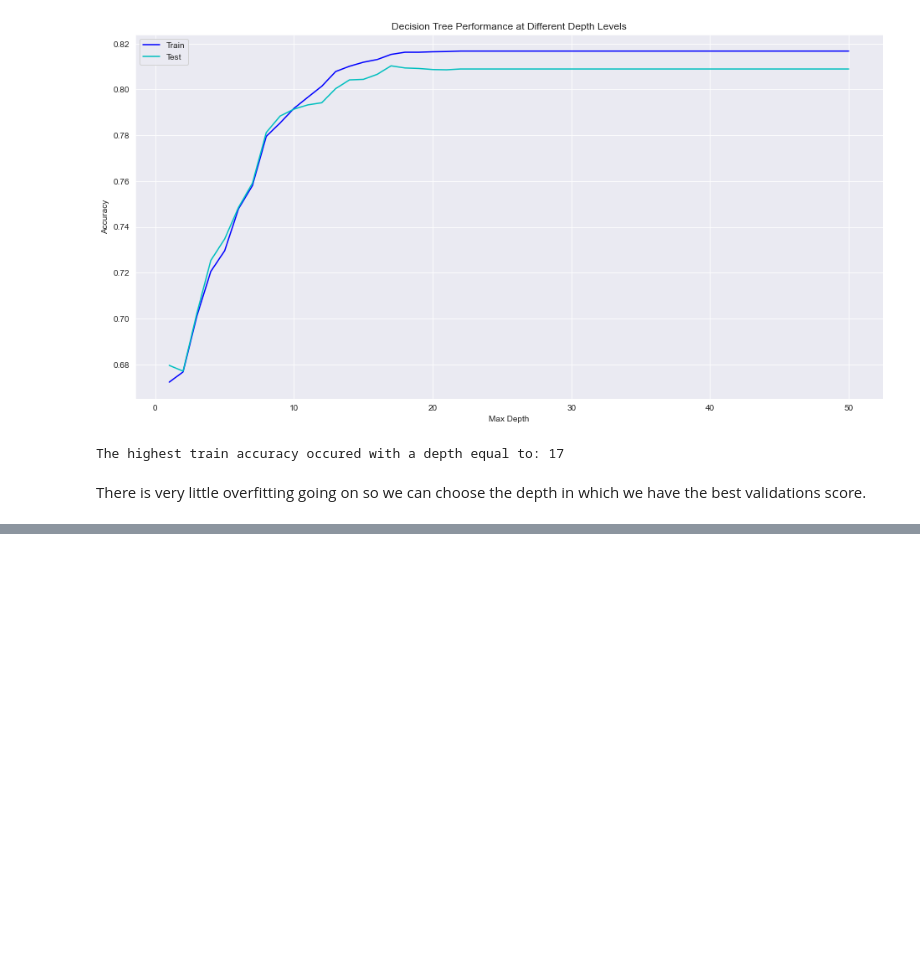
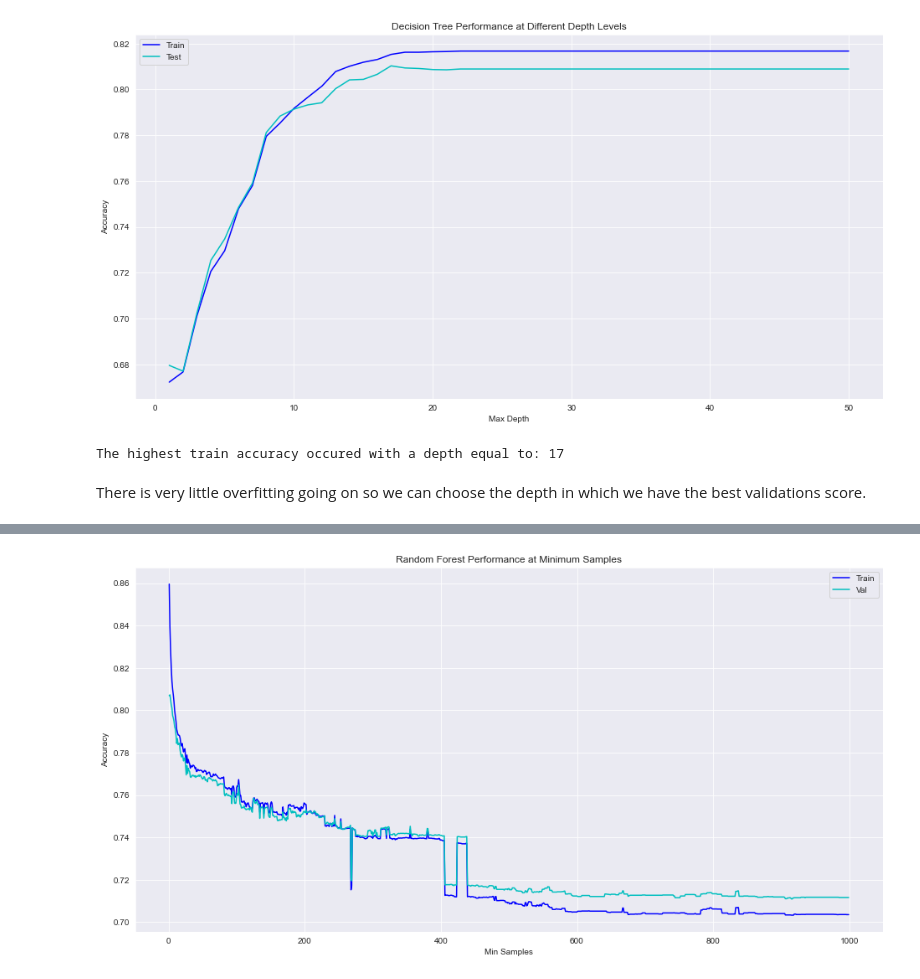
Before and after one commit to JordanFortney/recruitmentTargetsML, a Jupyter notebook: hrAnalytics.ipynb, the cells around one changed output, grey strips where cells are left out. Drawn from its saved outputs; the diff is of its cells as text; code cells hidden in the pictures; blank space fills up the shorter version.

```diff
--- a/hrAnalytics.ipynb
+++ b/hrAnalytics.ipynb
@@ -1601,30 +1369,0 @@ The highest train accuracy occured with a depth equal to: 61
-# %%
-start = time.time()
-timeResultsData = []
-
-rfXrfe = RandomForestClassifier(n_estimators = nEstBest, max_depth = dBest2, min_samples_leaf = 16, random_state=12)
-rfXrfe.fit(x1_train, y1_train)
-
-y1_train_pred5 = rfXrfe.predict(x1_train)
-y1_val_pred5 = rfXrfe.predict(x1_val)
-
-trainScore5 = accuracy_score(y1_train, y1_train_pred5)
-valScore5 = accuracy_score(y1_val, y1_val_pred5)
-precScore5 = precision_score(y1_val, y1_val_pred5)
-recScore5 = recall_score(y1_val, y1_val_pred5)
-
-end = time.time()
-timeResultsData.append('Forrest')
-timeResultsData.append(trainScore5)
-timeResultsData.append(valScore5)
-timeResultsData.append(precScore5)
-timeResultsData.append(recScore5)
-totalTime = round(end - start,2)
-timeResultsData.append(totalTime)
-timedResultList.append(timeResultsData)
-
-print(f"Time: {totalTime} seconds")
-print(f"Accuracy score of the train set: {trainScore5}")
-print(f"Accuracy score of the valuation set: {valScore5}")
-print(f"Precision score of the valuation set: {precScore5}")
-print(f"Recall score of the valuation set: {recScore5}")
@@ -1716,0 +1460,12 @@ predXrfe
+# %%
+# Plot the train a validation results
+plt.figure(figsize = (16,8))
+plt.plot(min_value41, train_accuracies41, label="Train", color = 'b')
+plt.plot(min_value41, test_accuracies41, label="Val", color = 'c')
+plt.xlabel("Min Samples")
+plt.ylabel("Accuracy")
+plt.title('Random Forest Performance at Minimum Samples')
+plt.legend()
+plt.show()
+# %% [output]
+[figure, added]
```
Also changed, not shown: parts of 53 cells of this notebook, 6 other files.
